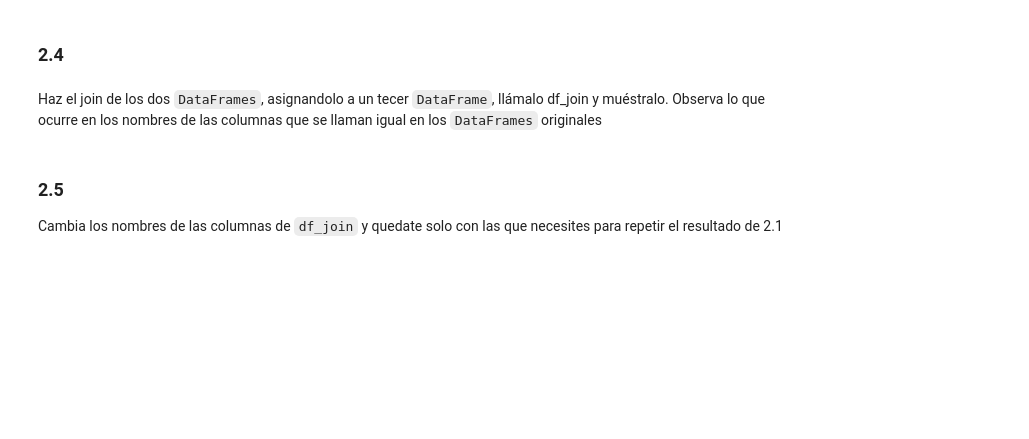
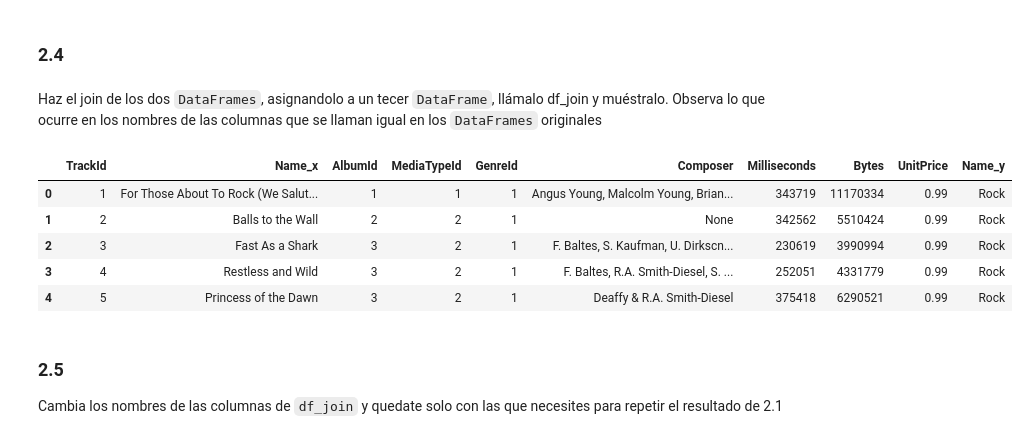
Before and after one commit to csanchosahun/DS-Online-Carlos-Sancho, a Jupyter notebook: 03_Data_Analysis/Sprint_06/Unidad_01_Procesado_Datos_Internos_BBDD/03_Practica_Obligatoria/18_Practica_Obligatoria_SQL.ipynb, the cells around one changed output. Cells and saved outputs as stored; diff of their text form; code cells hidden in the pictures; blank space fills up the shorter version.

```diff
--- a/03_Data_Analysis/Sprint_06/Unidad_01_Procesado_Datos_Internos_BBDD/03_Practica_Obligatoria/18_Practica_Obligatoria_SQL.ipynb
+++ b/03_Data_Analysis/Sprint_06/Unidad_01_Procesado_Datos_Internos_BBDD/03_Practica_Obligatoria/18_Practica_Obligatoria_SQL.ipynb
@@ -172,3 +318,28 @@ right_index = True (usa el índice del `dataframe2`)
 ### 2.2
 
 Con la información anterior vamos a repetir el ejercicio 2.1, paso a paso. Primero, carga cada tabla necesaria en 2.1 en un  `DataFrame`, llámalos `df_tracks` y `df_genres`.
+# %%
+# 1. Nos traemos las dos tablas enteras a memoria
+df_tracks = sql_query("SELECT * FROM tracks")
+df_genres = sql_query("SELECT * FROM genres")
+
+# 2. Hacemos el cruce (LEFT JOIN) indicando por qué columna se unen
+df_merged = pd.merge(
+    df_tracks,
+    df_genres,
+    on='GenreId',
+    how='left',
+    suffixes=('_track', '_genre')
+)
+
+# 3. Renombramos las columnas según el enunciado
+df_merged = df_merged.rename(columns={
+    'Name_track': 'Canción',
+    'Name_genre': 'Género'
+})
+
+# 4. Seleccionamos solo las dos columnas que queremos mostrar
+df_resultado_pandas_2_1 = df_merged[['Canción', 'Género']]
+
+# Mostramos el resultado
+df_resultado_pandas_2_1
@@ -182,6 +371,19 @@ b. ¿Cuál es la columna de cruce en cada dataframe?¿Usaremos el argumento on,
 ### 2.4
 # %% [markdown]
 Haz el join de los dos `DataFrames`, asignandolo a un tecer `DataFrame`, llámalo df_join y muéstralo. Observa lo que ocurre en los nombres de las columnas que se llaman igual en los `DataFrames` originales
+# %%
+# Hacemos el join (merge) tal y como razonamos en el apartado 2.3
+df_join = df_tracks.merge(df_genres, on='GenreId', how='left')
+
+# Mostramos las primeras filas para observar el resultado
+df_join.head()
+# %% [output]
+|  | TrackId | Name_x | AlbumId | MediaTypeId | GenreId | Composer | Milliseconds | Bytes | UnitPrice | Name_y |
+| 0 | 1 | For Those About To Rock (We Salut... | 1 | 1 | 1 | Angus Young, Malcolm Young, Brian... | 343719 | 11170334 | 0.99 | Rock |
+| 1 | 2 | Balls to the Wall | 2 | 2 | 1 | None | 342562 | 5510424 | 0.99 | Rock |
+| 2 | 3 | Fast As a Shark | 3 | 2 | 1 | F. Baltes, S. Kaufman, U. Dirkscn... | 230619 | 3990994 | 0.99 | Rock |
+| 3 | 4 | Restless and Wild | 3 | 2 | 1 | F. Baltes, R.A. Smith-Diesel, S. ... | 252051 | 4331779 | 0.99 | Rock |
+| 4 | 5 | Princess of the Dawn | 3 | 2 | 1 | Deaffy & R.A. Smith-Diesel | 375418 | 6290521 | 0.99 | Rock |
 # %% [markdown]
 ### 2.5
 Cambia los nombres de las columnas de `df_join` y quedate solo con las que necesites para repetir el resultado de 2.1
```
Also changed, not shown: parts of 21 cells of this notebook.
